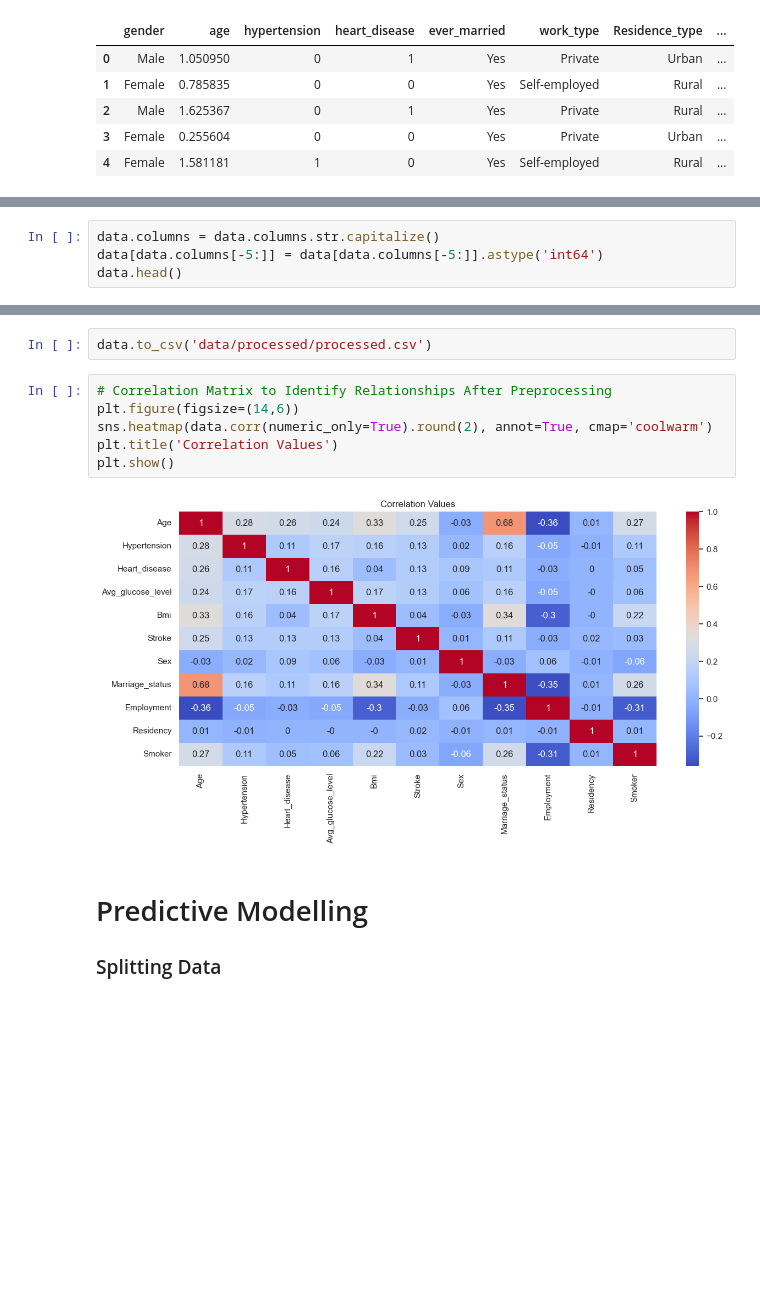
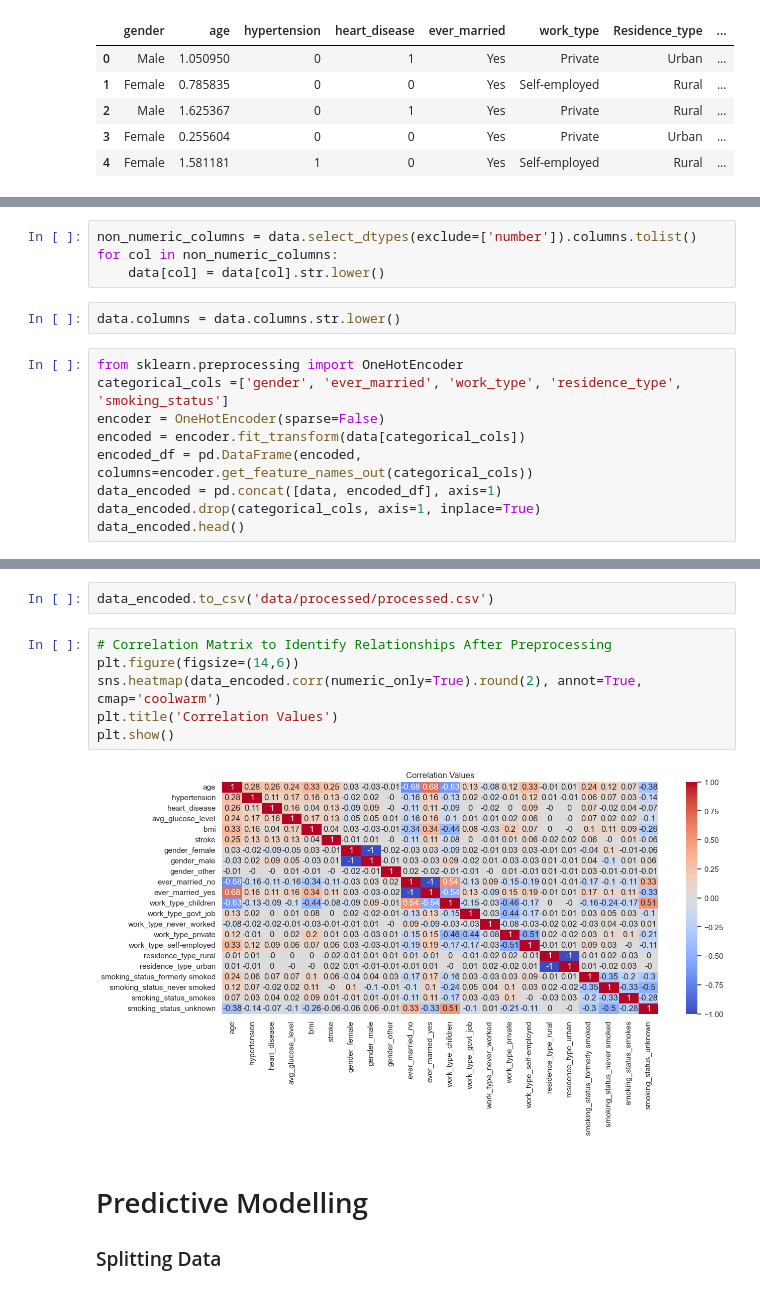
Before and after one commit to AdamSkog/Stroke-Risk-Classifier, a Jupyter notebook: StrokePred.ipynb, the cells around one changed output, grey strips where cells are left out. Drawn from its saved outputs; the diff is of its cells as text; blank space fills up the shorter version.

```diff
--- a/StrokePred.ipynb
+++ b/StrokePred.ipynb
@@ -216,4 +197,0 @@ data.head()
-# %%
-data.columns = data.columns.str.capitalize()
-data[data.columns[-5:]] = data[data.columns[-5:]].astype('int64')
-data.head()
@@ -238,0 +198,15 @@ data.describe()
+# %%
+non_numeric_columns = data.select_dtypes(exclude=['number']).columns.tolist()
+for col in non_numeric_columns:
+    data[col] = data[col].str.lower()
+# %%
+data.columns = data.columns.str.lower()
+# %%
+from sklearn.preprocessing import OneHotEncoder
+categorical_cols =['gender', 'ever_married', 'work_type', 'residence_type', 'smoking_status']
+encoder = OneHotEncoder(sparse=False)
+encoded = encoder.fit_transform(data[categorical_cols])
+encoded_df = pd.DataFrame(encoded, columns=encoder.get_feature_names_out(categorical_cols))
+data_encoded = pd.concat([data, encoded_df], axis=1)
+data_encoded.drop(categorical_cols, axis=1, inplace=True)
+data_encoded.head()
@@ -264,13 +245,13 @@ memory usage: 439.3 KB
 # %%
-data.to_csv('data/processed/processed.csv')
+data_encoded.to_csv('data/processed/processed.csv')
 # %%
 # Correlation Matrix to Identify Relationships After Preprocessing
 plt.figure(figsize=(14,6))
-sns.heatmap(data.corr(numeric_only=True).round(2), annot=True, cmap='coolwarm')
+sns.heatmap(data_encoded.corr(numeric_only=True).round(2), annot=True, cmap='coolwarm')
 plt.title('Correlation Values')
 plt.show()
 # %% [output]
-[figure, old version]
+[figure, new version]
 # %% [markdown]
 # Predictive Modelling
 ### Splitting Data
```
Also changed, not shown: parts of 38 cells of this notebook, 11 other files.
